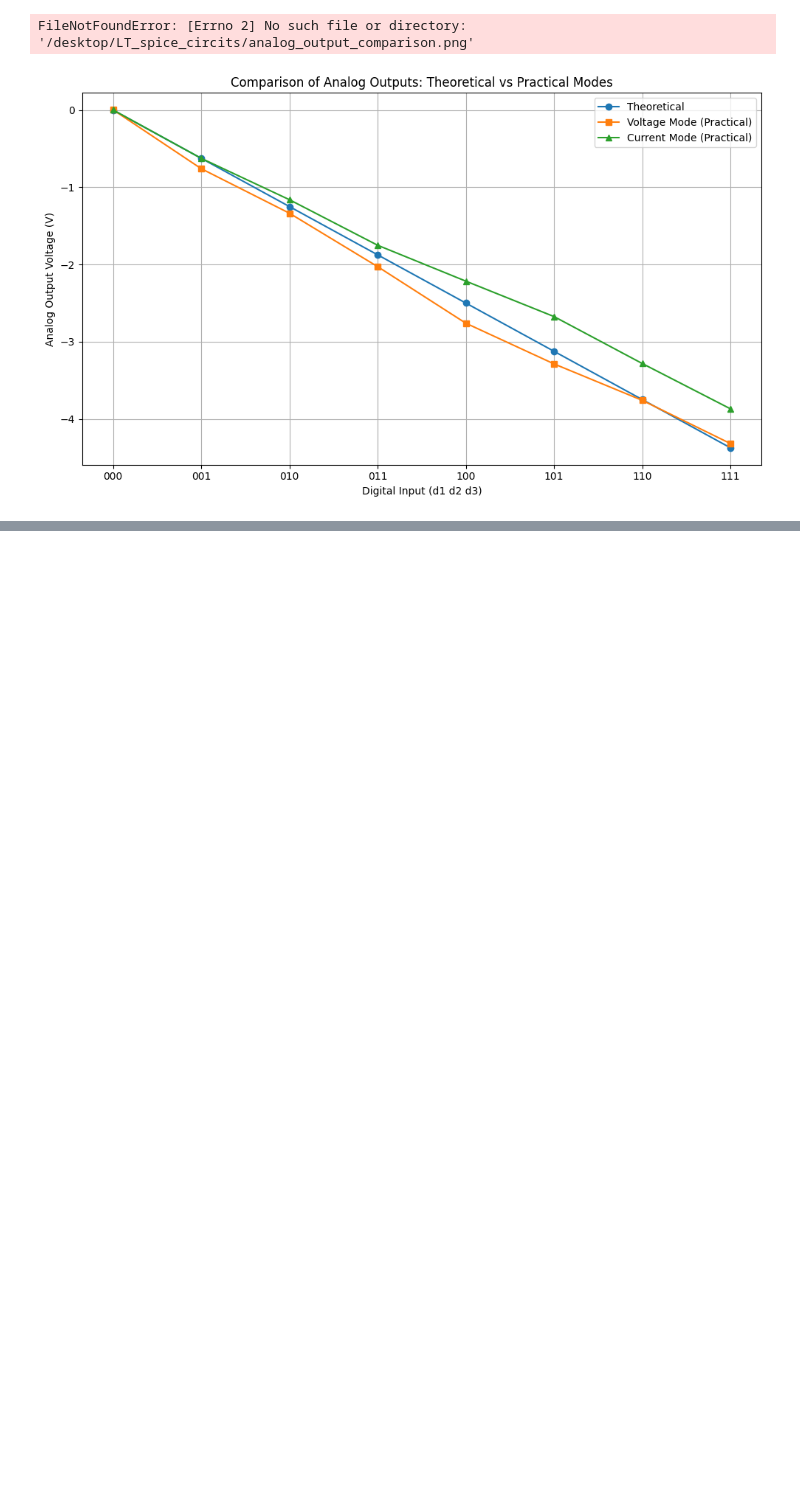
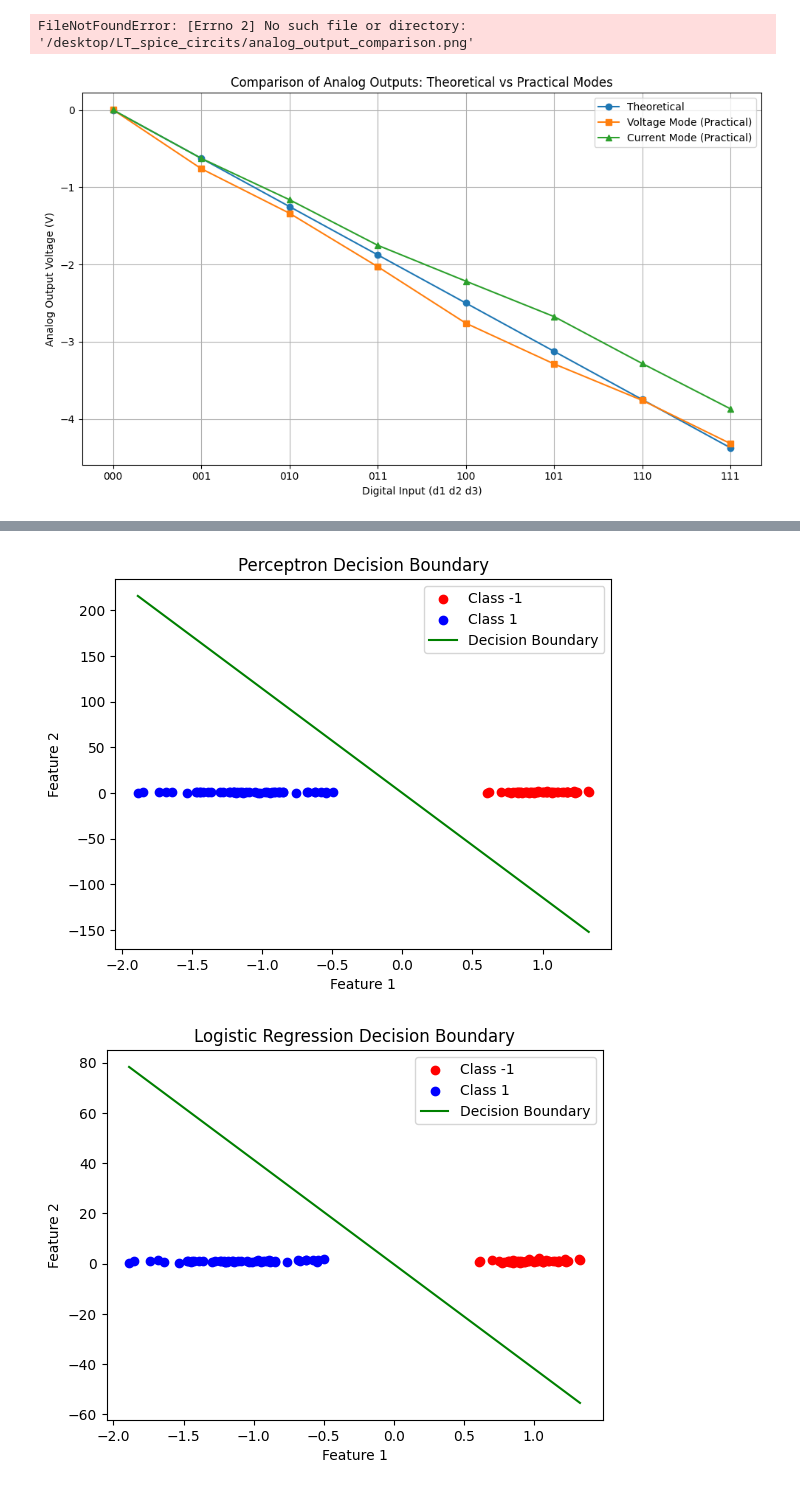
Before and after one commit to suddhu1/COESIS30Day, a Jupyter notebook: DAY_1/logisticRegression.ipynb, the cells around one changed output, grey strips where cells are left out. Saved outputs shown, nothing was run; the diff lists cells and outputs as text; code cells hidden in the pictures; blank space fills up the shorter version.

Commit message:
gradientDisccent in logistic regression

```diff
--- a/DAY_1/logisticRegression.ipynb
+++ b/DAY_1/logisticRegression.ipynb
@@ -42,0 +61,11 @@ FileNotFoundError: [Errno 2] No such file or directory: '/desktop/LT_spice_circi
+# %%
+# Generate a simple dataset
+X, y = make_classification(
+    n_features=2,
+    n_classes=2,
+    n_informative=2,
+    n_redundant=0,
+    n_clusters_per_class=1,
+    random_state=1
+)
+y = np.where(y == 0, -1, 1)  # Convert labels to -1 and 1 for perceptron
@@ -42,0 +109,35 @@ FileNotFoundError: [Errno 2] No such file or directory: '/desktop/LT_spice_circi
+# %%
+# Train Perceptron
+weights_perceptron, bias_perceptron = perceptron(X, y)
+
+# Train Logistic Regression
+weights_logistic, bias_logistic = logistic_regression(X, np.where(y == -1, 0, 1))  # Use 0/1 labels for logistic regression
+# %%
+# visualize the decision boundary
+%matplotlib inline
+import matplotlib.pyplot as plt
+import numpy as np
+
+def plot_decision_boundary(X, y, weights, bias, title):
+    plt.scatter(X[y == -1][:, 0], X[y == -1][:, 1], color='red', label='Class -1')
+    plt.scatter(X[y == 1][:, 0], X[y == 1][:, 1], color='blue', label='Class 1')
+
+    # Generate decision boundary line
+    x1 = np.linspace(X[:, 0].min(), X[:, 0].max(), 100)
+    x2 = -(weights[0] * x1 + bias) / weights[1]
+
+    plt.plot(x1, x2, color='green', label='Decision Boundary')
+    plt.xlabel("Feature 1")
+    plt.ylabel("Feature 2")
+    plt.title(title)
+    plt.legend()
+    plt.show()
+# %%
+# Plot decision boundary for Perceptron
+plot_decision_boundary(X, y, weights_perceptron, bias_perceptron, "Perceptron Decision Boundary")
+
+# Plot decision boundary for Logistic Regression
+plot_decision_boundary(X, y, weights_logistic, bias_logistic, "Logistic Regression Decision Boundary")
+# %% [output]
+[figure, added]
+[figure, added]
```
Also changed, not shown: parts of 22 cells of this notebook.
